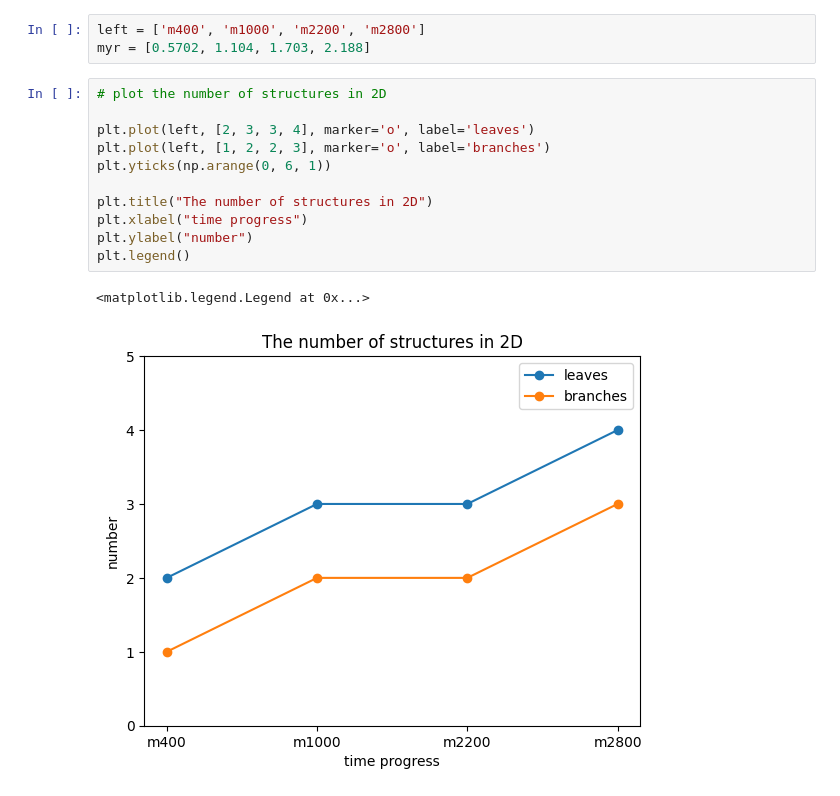
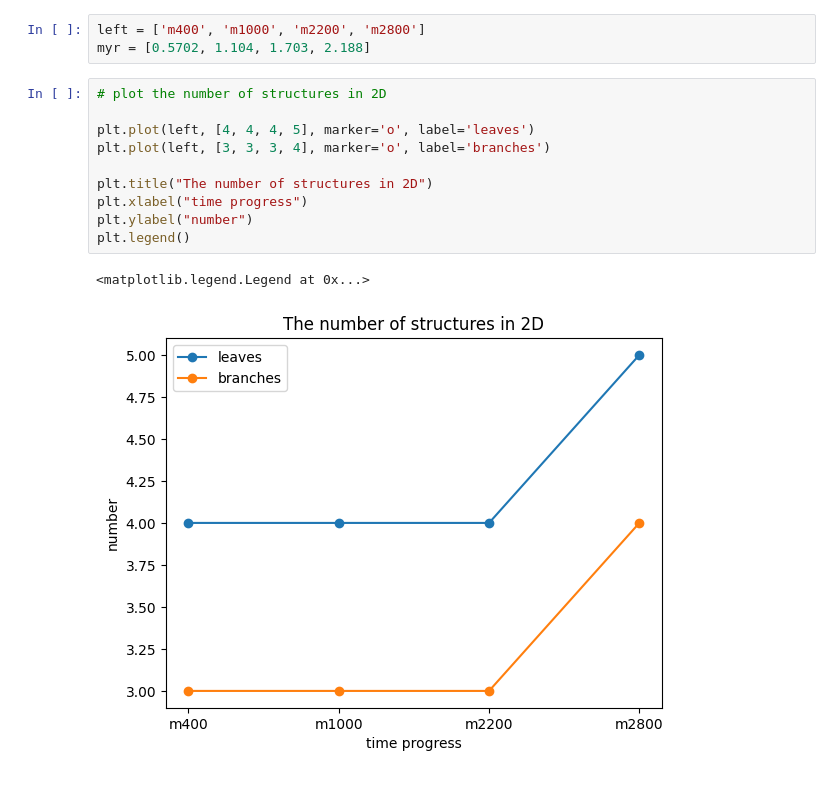
Before and after one commit to kotora260/StarGen, a Jupyter notebook: analysis_mass_ppp/discuss_2D.ipynb, the cells around one changed output. Cells and saved outputs as stored; diff of their text form.

```diff
--- a/analysis_mass_ppp/discuss_2D.ipynb
+++ b/analysis_mass_ppp/discuss_2D.ipynb
@@ -8,17 +8,16 @@ myr = [0.5702, 1.104, 1.703, 2.188]
 # %%
 # plot the number of structures in 2D
 
-plt.plot(left, [2, 3, 3, 4], marker='o', label='leaves')
-plt.plot(left, [1, 2, 2, 3], marker='o', label='branches')
-plt.yticks(np.arange(0, 6, 1))
+plt.plot(left, [4, 4, 4, 5], marker='o', label='leaves')
+plt.plot(left, [3, 3, 3, 4], marker='o', label='branches')
 
 plt.title("The number of structures in 2D")
 plt.xlabel("time progress")
 plt.ylabel("number")
 plt.legend()
 # %% [output]
 <matplotlib.legend.Legend at 0x...>
-[figure, old version]
+[figure, new version]
 # %%
 # make histgram the size of all structures in 2D
 
```
Also changed, not shown: parts of 6 cells of this notebook.
